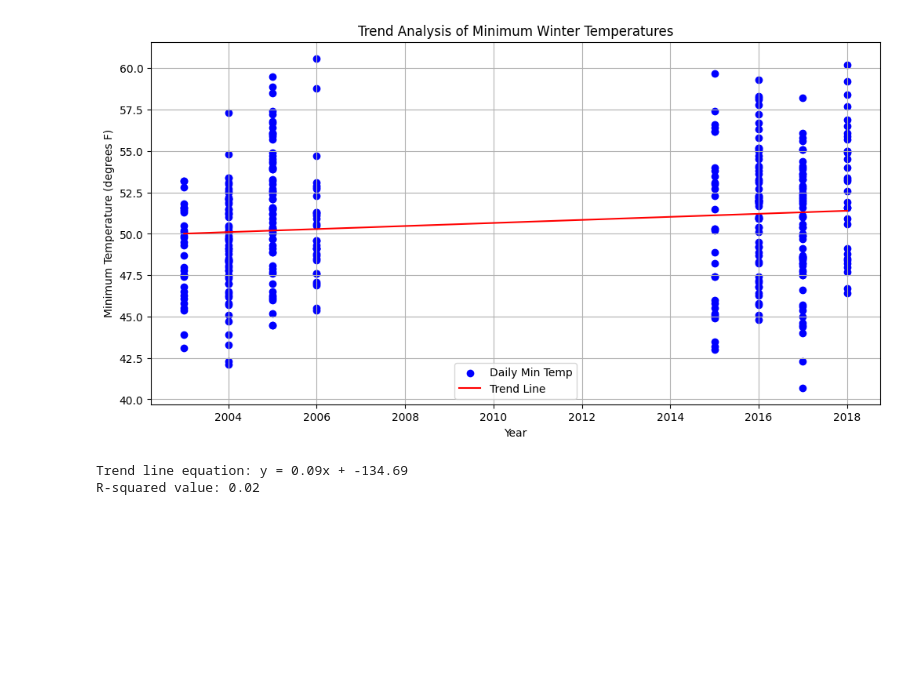
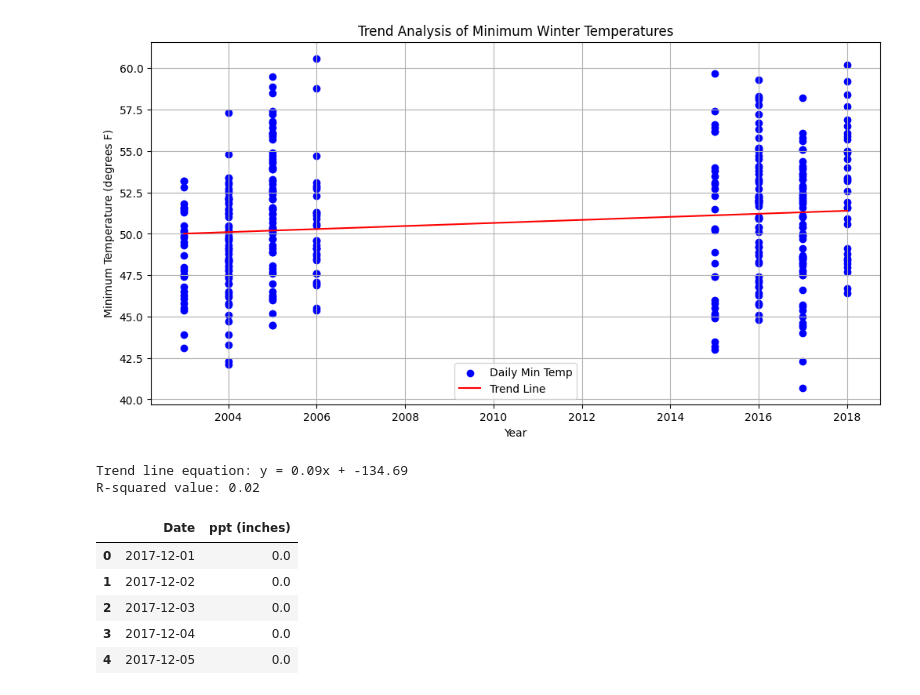
Before and after one commit to jmatrone/CEE609_Research_Project, a Jupyter notebook: Torrey_Pines.ipynb, the cells around one changed output. Saved outputs shown, nothing was run; the diff lists cells and outputs as text; code cells hidden in the pictures; blank space fills up the shorter version.

```diff
--- a/Torrey_Pines.ipynb
+++ b/Torrey_Pines.ipynb
@@ -477,3 +477,14 @@ print(f"R-squared value: {r_squared:.2f}")
 [figure]
 Trend line equation: y = 0.09x + -134.69
 R-squared value: 0.02
+# %%
+# Read CSV file with Pandas and skip the first ten rows for 2017-18 percipitation
+winter18percip = pd.read_csv('percip_dec17_feb18.csv', skiprows=10)
+winter18percip.head()
+# %% [output]
+|  | Date | ppt (inches) |
+| 0 | 2017-12-01 | 0.0 |
+| 1 | 2017-12-02 | 0.0 |
+| 2 | 2017-12-03 | 0.0 |
+| 3 | 2017-12-04 | 0.0 |
+| 4 | 2017-12-05 | 0.0 |
```
Also changed, not shown: parts of 8 cells of this notebook.
